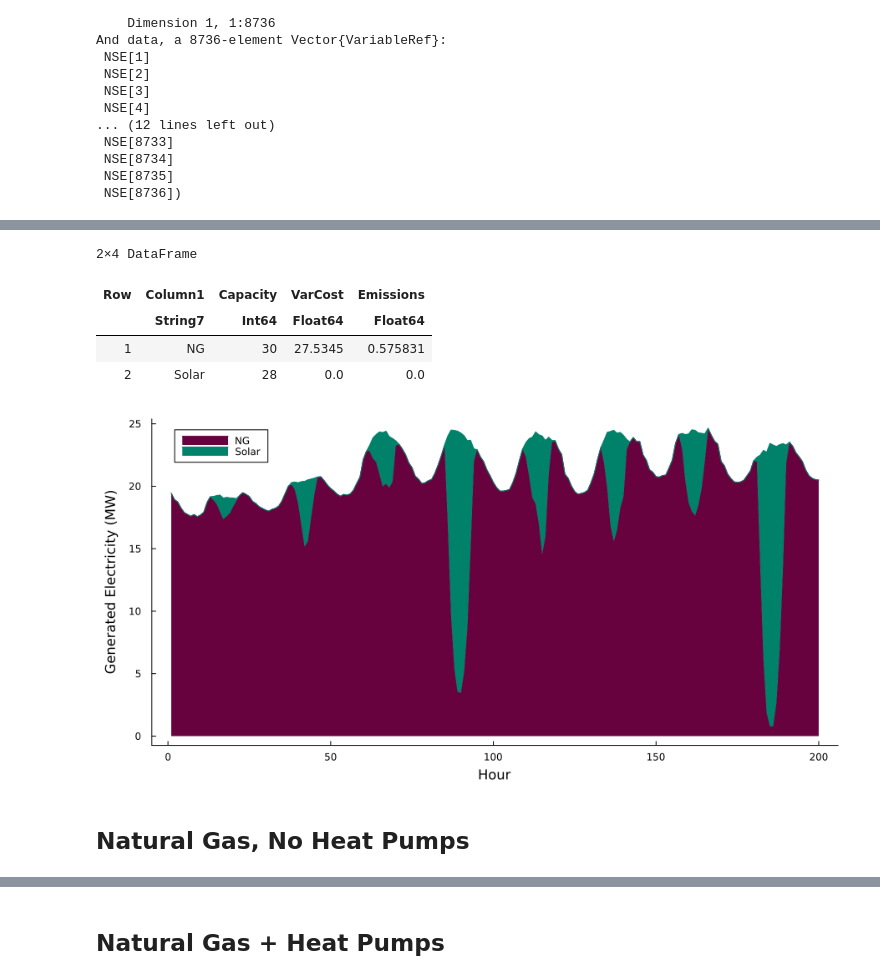
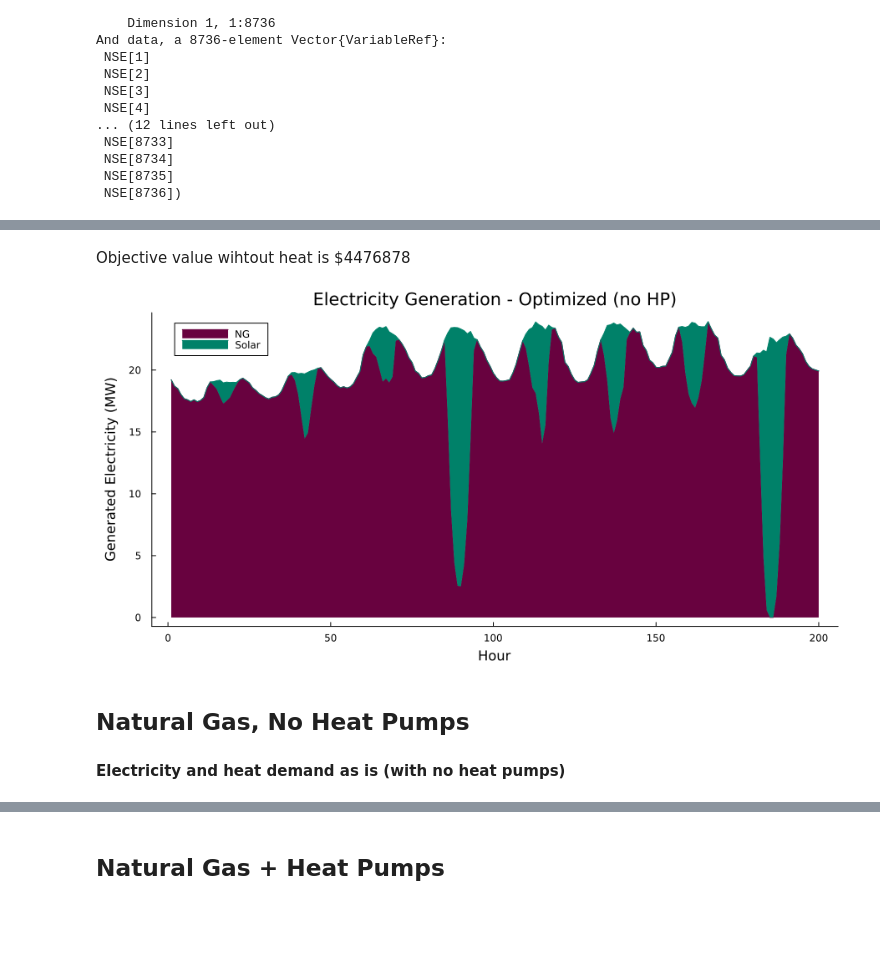
Before and after one commit to BEE4750-FA24/FP-Group6, a Jupyter notebook: Cornell_CHP_Project.ipynb, the cells around one changed output, grey strips where cells are left out. Saved outputs shown, nothing was run; the diff lists cells and outputs as text; code cells hidden in the pictures; blank space fills up the shorter version.

```diff
--- a/Cornell_CHP_Project.ipynb
+++ b/Cornell_CHP_Project.ipynb
@@ -404,25 +346,24 @@ objective_value(gencap) = 4.4768782365158005e6
-# %%
-gens
-# %% [output]
-2×4 DataFrame
-| Row | Column1 | Capacity | VarCost | Emissions |
-|  | String7 | Int64 | Float64 | Float64 |
-| 1 | NG | 30 | 27.5345 | 0.575831 |
-| 2 | Solar | 28 | 0.0 | 0.0 |
+# %% [markdown]
+Objective value wihtout heat is $4476878
 # %%
+# Plotting natural gas and solar generation at the optimized cost
+# This is just optimizing to meet electricity demand
+
 gen = value.(y).data
 p = areaplot(gen'[1:200,:],
     label=permutedims(gens[:, :Column1]),
     xlabel = "Hour",
     ylabel ="Generated Electricity (MW)",
     color_palette=:mk_15,
     grid=:false,
     # ylim=(0, 100),
 )
-plot!(legend=:topleft, legendcolumns=1, leftmargin=5mm, bottommargin=3mm)
+plot!(legend=:topleft, title = "Electricity Generation - Optimized (no HP)", legendcolumns=1, leftmargin=5mm, bottommargin=3mm)
 plot!(p, size=(900, 450))
 # %% [output]
-[figure, old version]
+[figure, new version]
 # %% [markdown]
 ## Natural Gas, No Heat Pumps
+
+#### Electricity and heat demand as is (with no heat pumps)
 # %%
```
Also changed, not shown: parts of 20 cells of this notebook.
